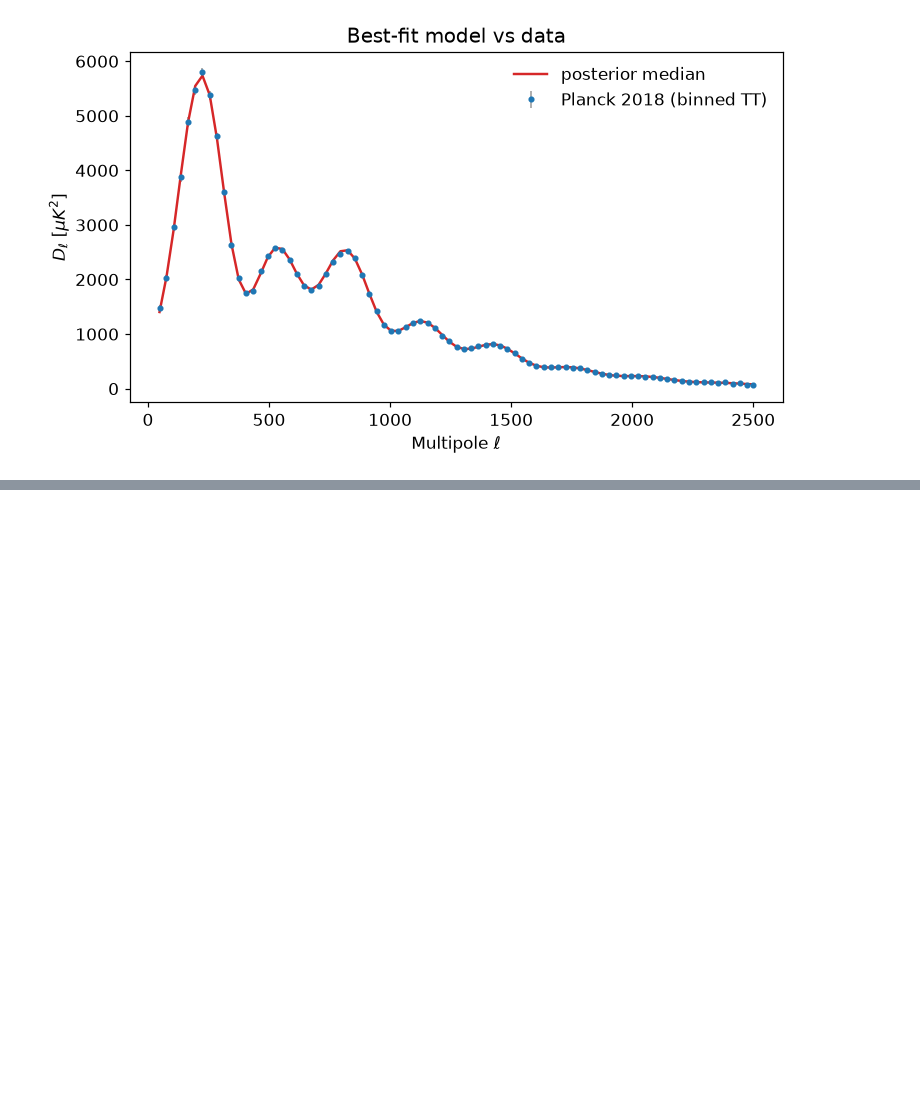
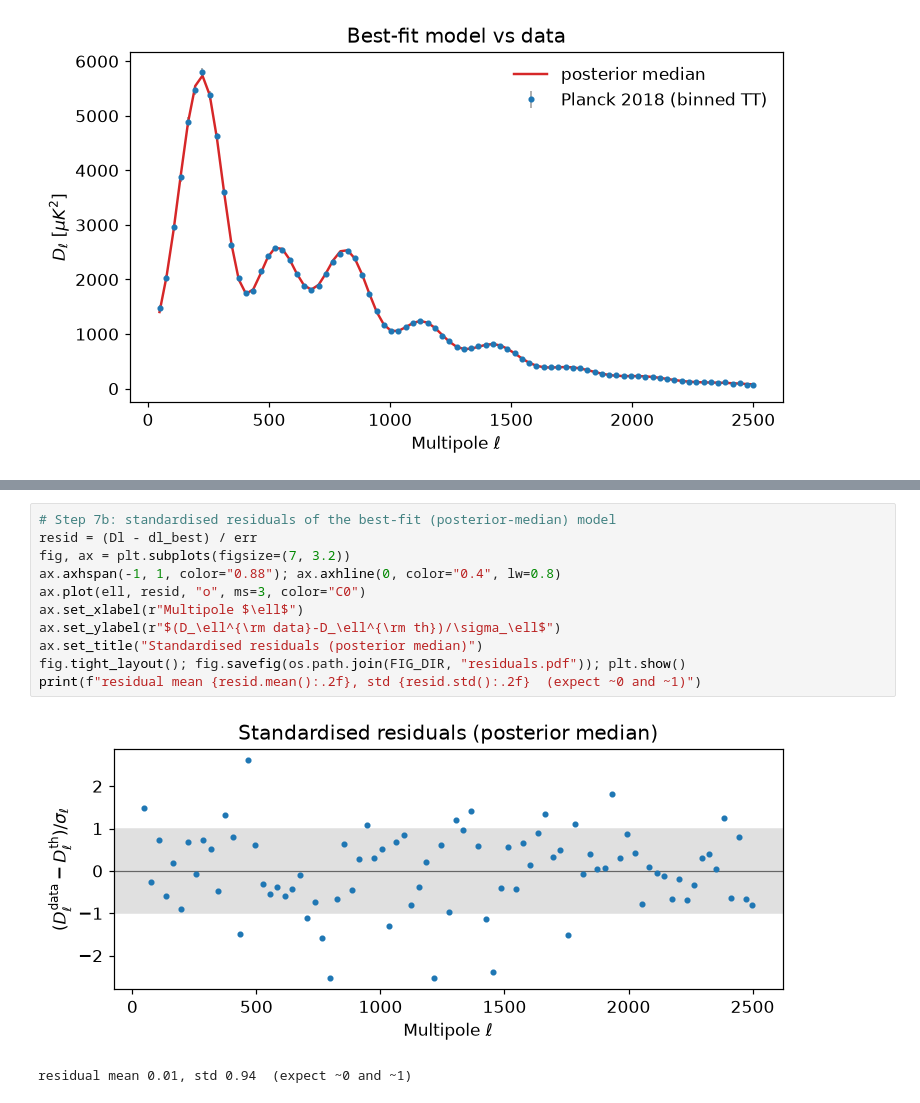
Before and after one commit to edwphysics/advanced_lab, a Jupyter notebook: final_project/planck_inference.ipynb, the cells around one changed output, grey strips where cells are left out. Cells and saved outputs as stored; diff of their text form; blank space fills up the shorter version.

```diff
--- a/final_project/planck_inference.ipynb
+++ b/final_project/planck_inference.ipynb
@@ -297,0 +344,14 @@ chi2 = 72.7,  dof = 77,  chi2/dof = 0.94
+# %%
+# Step 7b: standardised residuals of the best-fit (posterior-median) model
+resid = (Dl - dl_best) / err
+fig, ax = plt.subplots(figsize=(7, 3.2))
+ax.axhspan(-1, 1, color="0.88"); ax.axhline(0, color="0.4", lw=0.8)
+ax.plot(ell, resid, "o", ms=3, color="C0")
+ax.set_xlabel(r"Multipole $\ell$")
+ax.set_ylabel(r"$(D_\ell^{\rm data}-D_\ell^{\rm th})/\sigma_\ell$")
+ax.set_title("Standardised residuals (posterior median)")
+fig.tight_layout(); fig.savefig(os.path.join(FIG_DIR, "residuals.pdf")); plt.show()
+print(f"residual mean {resid.mean():.2f}, std {resid.std():.2f}  (expect ~0 and ~1)")
+# %% [output]
+[figure, added]
+residual mean 0.01, std 0.94  (expect ~0 and ~1)
```
Also changed, not shown: parts of 5 cells of this notebook, 3 other files.
